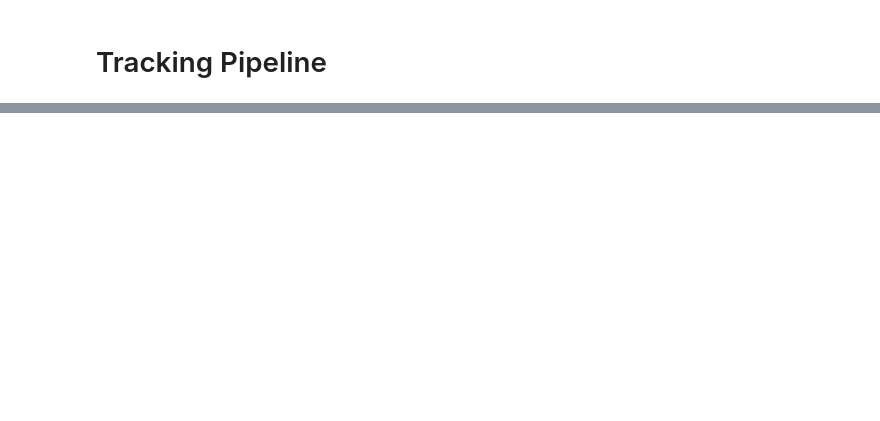
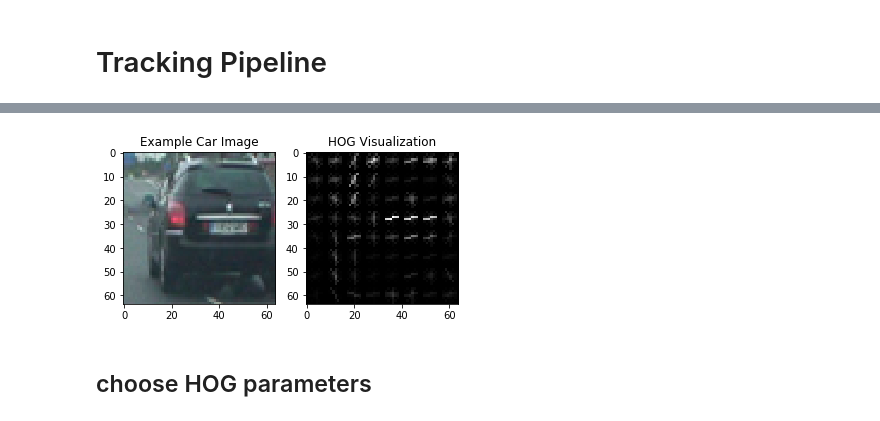
Before and after one commit to skymaze/CarND, a Jupyter notebook: CarND-Vehicle-Detection/Vehicle_Detection_Project.ipynb, the cells around one changed output, grey strips where cells are left out. Drawn from its saved outputs; the diff is of its cells as text; code cells hidden in the pictures; blank space fills up the shorter version.

```diff
--- a/CarND-Vehicle-Detection/Vehicle_Detection_Project.ipynb
+++ b/CarND-Vehicle-Detection/Vehicle_Detection_Project.ipynb
@@ -5,53 +145,38 @@
 # %%
+"""
+5. extract HOG features from the training images
+"""
 import matplotlib.image as mpimg
 import matplotlib.pyplot as plt
 import numpy as np
 import cv2
-import glob
-from skimage.feature import hog
 
-# Read in our vehicles and non-vehicles
-images = glob.glob('*.jpeg')
-cars = []
-notcars = []
-
-for image in images:
-    if 'image' in image or 'extra' in image:
-        notcars.append(image)
-    else:
-        cars.append(image)
-
-# Define a function to return HOG features and visualization
-def get_hog_features(img, orient, pix_per_cell, cell_per_block, vis=False, feature_vec=True):
-    if vis == True:
-        # Use skimage.hog() to get both features and a visualization
-        features, hog_image = hog(img, orientations=orient, pixels_per_cell=(pix_per_cell, pix_per_cell), cells_per_block=(cell_per_block, cell_per_block), visualise=vis, feature_vector=feature_vec)
-        return features, hog_image
-    else:
-        # Use skimage.hog() to get features only
-        features = hog(img, orientations=orient, pixels_per_cell=(pix_per_cell, pix_per_cell), cells_per_block=(cell_per_block, cell_per_block), visualise=vis, feature_vector=feature_vec)
-        return features
 
 # Generate a random index to look at a car image
 ind = np.random.randint(0, len(cars))
 # Read in the image
 image = mpimg.imread(cars[ind])
 gray = cv2.cvtColor(image, cv2.COLOR_RGB2GRAY)
 # Define HOG parameters
 orient = 9
 pix_per_cell = 8
 cell_per_block = 2
 # Call our function with vis=True to see an image output
 features, hog_image = get_hog_features(gray, orient,
                         pix_per_cell, cell_per_block,
                         vis=True, feature_vec=False)
 
 
 # Plot the examples
 fig = plt.figure()
 plt.subplot(121)
 plt.imshow(image, cmap='gray')
 plt.title('Example Car Image')
 plt.subplot(122)
 plt.imshow(hog_image, cmap='gray')
 plt.title('HOG Visualization')
+plt.show()
+# %% [output]
+[figure, added]
+# %% [markdown]
+## choose HOG parameters
```
Also changed, not shown: parts of 31 cells of this notebook, 16 other files.
